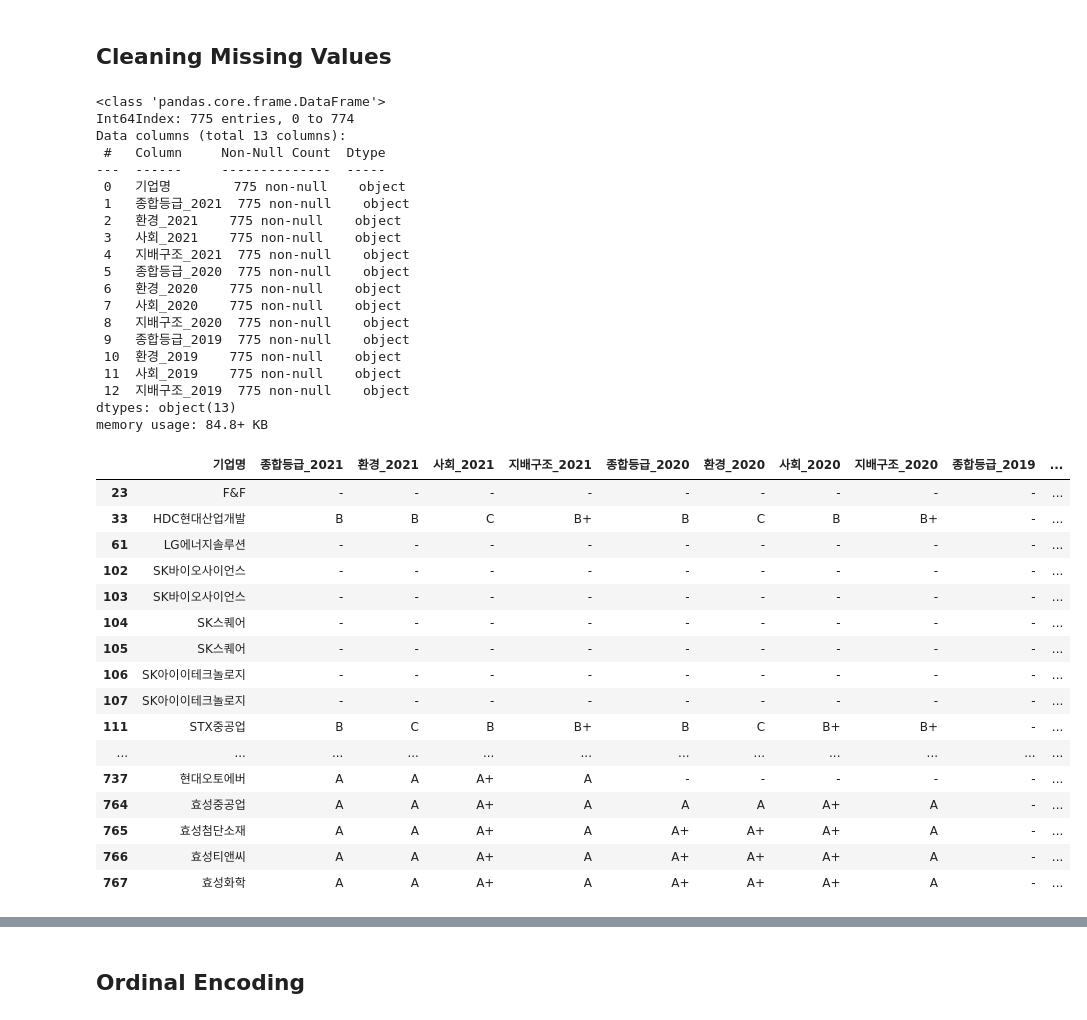
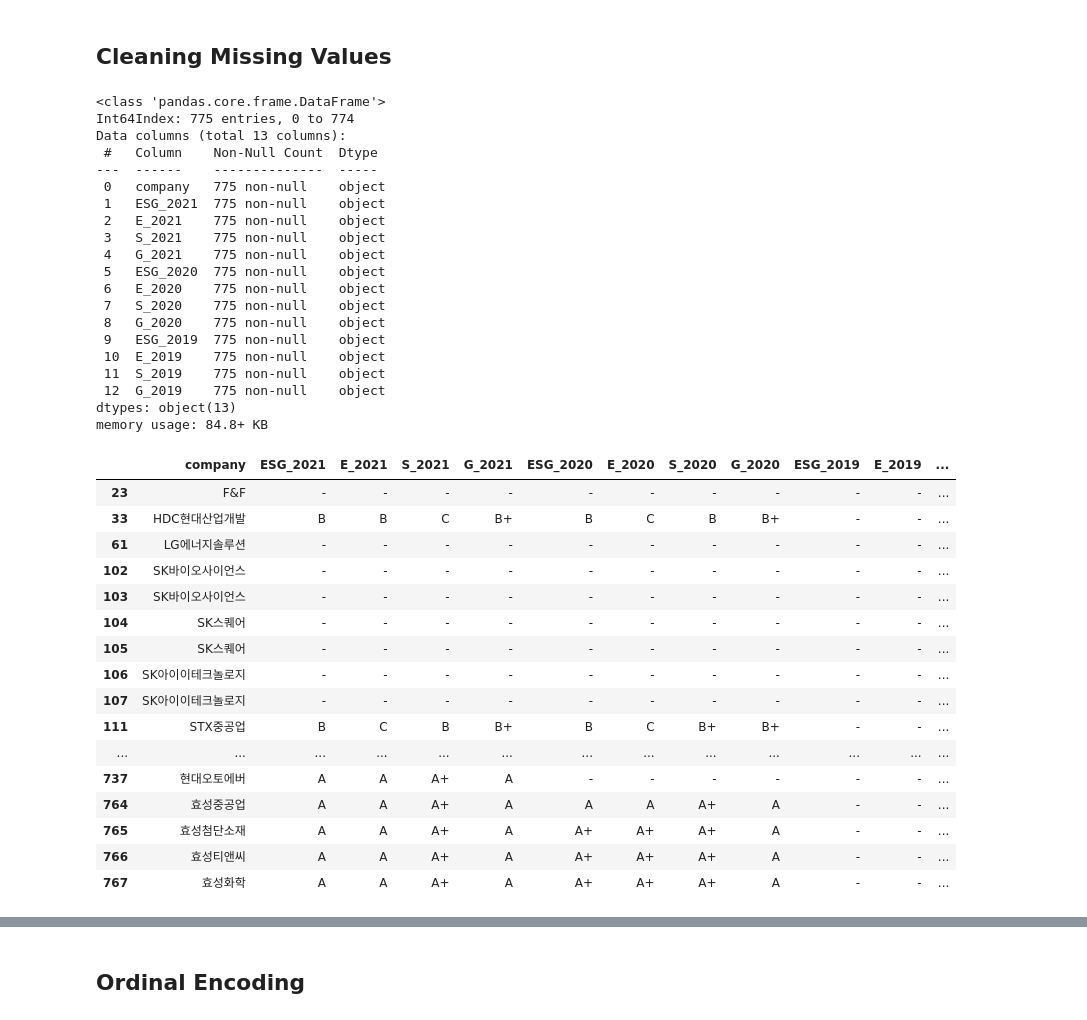
Before and after one commit to kimjuii/LIS3821, a Jupyter notebook: lab/project.ipynb, the cells around one changed output, grey strips where cells are left out. Drawn from its saved outputs; the diff is of its cells as text; code cells hidden in the pictures.

```diff
--- a/lab/project.ipynb
+++ b/lab/project.ipynb
@@ -114,6 +108,6 @@ df_2021 = df_ESG_2021.copy()
 df_2020 = df_ESG_2020.copy()
 df_2019 = df_ESG_2019.copy()
 # %%
-df_m = pd.merge(df_2021, df_2020, on='기업명', how='inner', suffixes=('_2021', '_2020'))
+df_m = pd.merge(df_2021, df_2020, on='company', how='inner', suffixes=('_2021', '_2020'))
 df_m.head()
 # %% [output]
@@ -124,6 +118,6 @@ df_m.head()
 | 3 | BGF리테일 | A | A | A+ | A | A | B+ | B+ | A |
 | 4 | BNK금융지주 | A+ | A | A+ | A+ | A+ | B+ | A+ | A+ |
 # %%
-df_2019.rename(columns={'종합등급':'종합등급_2019', '환경': '환경_2019', '사회':'사회_2019', '지배구조':'지배구조_2019'}, inplace=True)
+df_2019.rename(columns={'ESG':'ESG_2019', 'E': 'E_2019', 'S':'S_2019', 'G':'G_2019'}, inplace=True)
 df_2019.head()
 # %% [output]
@@ -134,6 +128,6 @@ df_2019.head()
 | 3 | BGF리테일 | B | C | B+ | B+ |
 | 4 | BNK금융지주 | A+ | B+ | A+ | A+ |
 # %%
-df_ESG = df_m.merge(df_2019, on = '기업명', how='inner')
+df_ESG = df_m.merge(df_2019, on = 'company', how='inner')
 df_ESG.head()
 # %% [output]
@@ -151,50 +145,50 @@ df_ESG.info()
 <class 'pandas.core.frame.DataFrame'>
 Int64Index: 775 entries, 0 to 774
 Data columns (total 13 columns):
- #   Column     Non-Null Count  Dtype
----  ------     --------------  -----
- 0   기업명        775 non-null    object
- 1   종합등급_2021  775 non-null    object
- 2   환경_2021    775 non-null    object
- 3   사회_2021    775 non-null    object
- 4   지배구조_2021  775 non-null    object
- 5   종합등급_2020  775 non-null    object
- 6   환경_2020    775 non-null    object
- 7   사회_2020    775 non-null    object
- 8   지배구조_2020  775 non-null    object
- 9   종합등급_2019  775 non-null    object
- 10  환경_2019    775 non-null    object
- 11  사회_2019    775 non-null    object
- 12  지배구조_2019  775 non-null    object
+ #   Column    Non-Null Count  Dtype
+---  ------    --------------  -----
+ 0   company   775 non-null    object
+ 1   ESG_2021  775 non-null    object
+ 2   E_2021    775 non-null    object
+ 3   S_2021    775 non-null    object
+ 4   G_2021    775 non-null    object
+ 5   ESG_2020  775 non-null    object
+ 6   E_2020    775 non-null    object
+ 7   S_2020    775 non-null    object
+ 8   G_2020    775 non-null    object
+ 9   ESG_2019  775 non-null    object
+ 10  E_2019    775 non-null    object
+ 11  S_2019    775 non-null    object
+ 12  G_2019    775 non-null    object
 dtypes: object(13)
 memory usage: 84.8+ KB
 # %%
 year1 = '_2021'
 year2 = '_2020'
 year3 = '_2019'
-condition1 = (df_ESG[f'종합등급{year1}'] == '-') | (df_ESG[f'환경{year1}'] == '-') | (df_ESG[f'사회{year1}'] == '-') | (df_ESG[f'지배구조{year1}'] == '-')
-condition2 = (df_ESG[f'종합등급{year2}'] == '-') | (df_ESG[f'환경{year2}'] == '-') | (df_ESG[f'사회{year2}'] == '-') | (df_ESG[f'지배구조{year2}'] == '-')
-condition3 = (df_ESG[f'종합등급{year3}'] == '-') | (df_ESG[f'환경{year3}'] == '-') | (df_ESG[f'사회{year3}'] == '-') | (df_ESG[f'지배구조{year3}'] == '-')
+condition1 = (df_ESG[f'ESG{year1}'] == '-') | (df_ESG[f'E{year1}'] == '-') | (df_ESG[f'S{year1}'] == '-') | (df_ESG[f'G{year1}'] == '-')
+condition2 = (df_ESG[f'ESG{year2}'] == '-') | (df_ESG[f'E{year2}'] == '-') | (df_ESG[f'S{year2}'] == '-') | (df_ESG[f'G{year2}'] == '-')
+condition3 = (df_ESG[f'ESG{year3}'] == '-') | (df_ESG[f'E{year3}'] == '-') | (df_ESG[f'S{year3}'] == '-') | (df_ESG[f'G{year3}'] == '-')
 
 df_ESG[condition1 | condition2 | condition3]
 # %% [output]
-|  | 기업명 | 종합등급_2021 | 환경_2021 | 사회_2021 | 지배구조_2021 | 종합등급_2020 | 환경_2020 | 사회_2020 | 지배구조_2020 | 종합등급_2019 | ... |
-| 23 | F&F | - | - | - | - | - | - | - | - | - | ... |
-| 33 | HDC현대산업개발 | B | B | C | B+ | B | C | B | B+ | - | ... |
-| 61 | LG에너지솔루션 | - | - | - | - | - | - | - | - | - | ... |
-| 102 | SK바이오사이언스 | - | - | - | - | - | - | - | - | - | ... |
-| 103 | SK바이오사이언스 | - | - | - | - | - | - | - | - | - | ... |
-| 104 | SK스퀘어 | - | - | - | - | - | - | - | - | - | ... |
-| 105 | SK스퀘어 | - | - | - | - | - | - | - | - | - | ... |
-| 106 | SK아이이테크놀로지 | - | - | - | - | - | - | - | - | - | ... |
-| 107 | SK아이이테크놀로지 | - | - | - | - | - | - | - | - | - | ... |
-| 111 | STX중공업 | B | C | B | B+ | B | C | B+ | B+ | - | ... |
-| ... | ... | ... | ... | ... | ... | ... | ... | ... | ... | ... | ... |
-| 737 | 현대오토에버 | A | A | A+ | A | - | - | - | - | - | ... |
-| 764 | 효성중공업 | A | A | A+ | A | A | A | A+ | A | - | ... |
-| 765 | 효성첨단소재 | A | A | A+ | A | A+ | A+ | A+ | A | - | ... |
-| 766 | 효성티앤씨 | A | A | A+ | A | A+ | A+ | A+ | A | - | ... |
-| 767 | 효성화학 | A | A | A+ | A | A+ | A+ | A+ | A | - | ... |
+|  | company | ESG_2021 | E_2021 | S_2021 | G_2021 | ESG_2020 | E_2020 | S_2020 | G_2020 | ESG_2019 | E_2019 | ... |
+| 23 | F&F | - | - | - | - | - | - | - | - | - | - | ... |
+| 33 | HDC현대산업개발 | B | B | C | B+ | B | C | B | B+ | - | - | ... |
+| 61 | LG에너지솔루션 | - | - | - | - | - | - | - | - | - | - | ... |
+| 102 | SK바이오사이언스 | - | - | - | - | - | - | - | - | - | - | ... |
+| 103 | SK바이오사이언스 | - | - | - | - | - | - | - | - | - | - | ... |
+| 104 | SK스퀘어 | - | - | - | - | - | - | - | - | - | - | ... |
+| 105 | SK스퀘어 | - | - | - | - | - | - | - | - | - | - | ... |
+| 106 | SK아이이테크놀로지 | - | - | - | - | - | - | - | - | - | - | ... |
+| 107 | SK아이이테크놀로지 | - | - | - | - | - | - | - | - | - | - | ... |
+| 111 | STX중공업 | B | C | B | B+ | B | C | B+ | B+ | - | - | ... |
+| ... | ... | ... | ... | ... | ... | ... | ... | ... | ... | ... | ... | ... |
+| 737 | 현대오토에버 | A | A | A+ | A | - | - | - | - | - | - | ... |
+| 764 | 효성중공업 | A | A | A+ | A | A | A | A+ | A | - | - | ... |
+| 765 | 효성첨단소재 | A | A | A+ | A | A+ | A+ | A+ | A | - | - | ... |
+| 766 | 효성티앤씨 | A | A | A+ | A | A+ | A+ | A+ | A | - | - | ... |
+| 767 | 효성화학 | A | A | A+ | A | A+ | A+ | A+ | A | - | - | ... |
 # %%
 #'-'값 NaN으로 변경
 df_ESG.replace('-', np.NaN, inplace=True)
```
Also changed, not shown: parts of 29 cells of this notebook, 11 other files.
